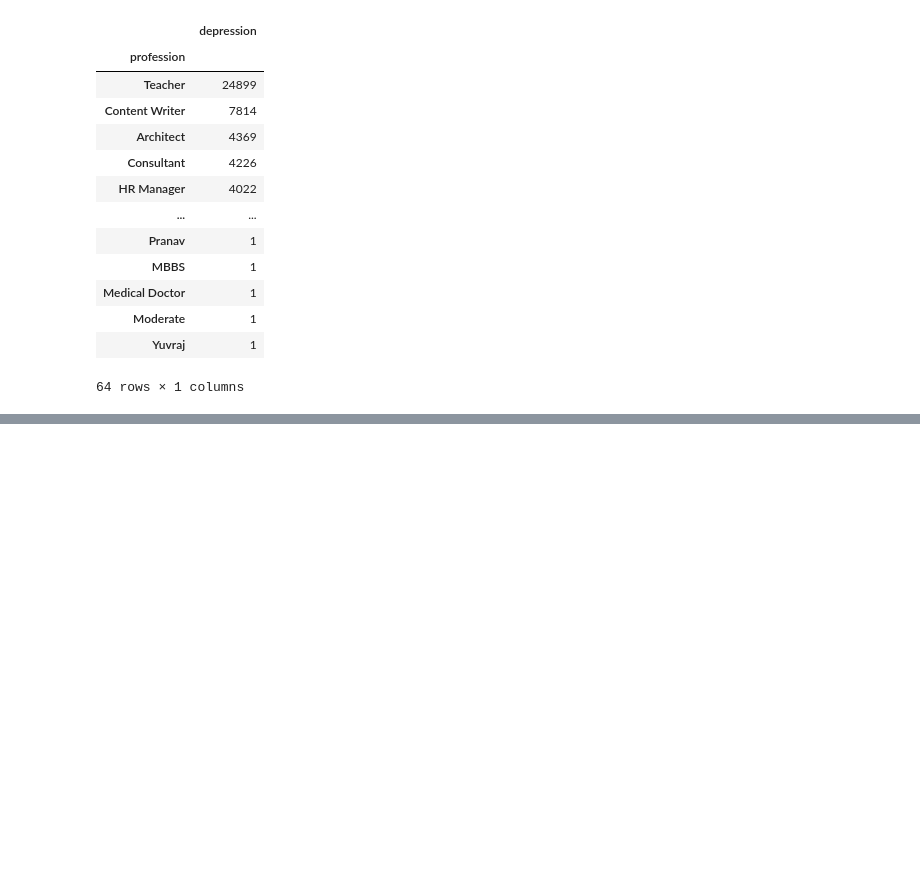
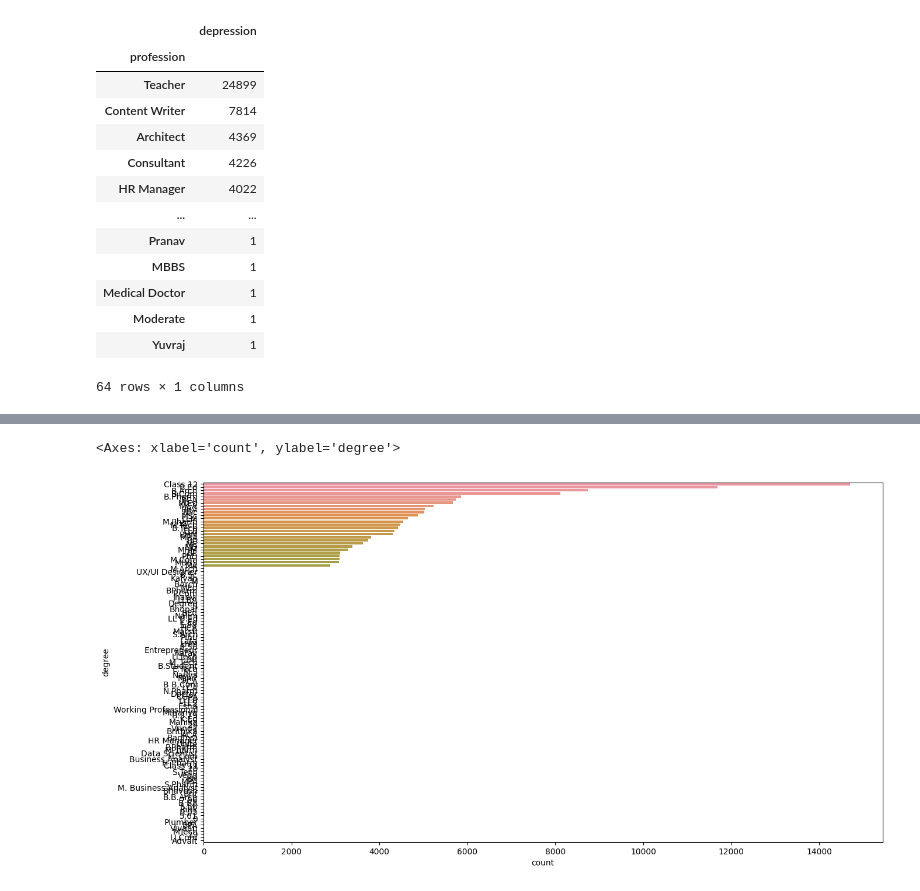
Before and after one commit to sampontiroli/projects, a Jupyter notebook: exploring-mental-health-eda.ipynb, the cells around one changed output, grey strips where cells are left out. Saved outputs shown, nothing was run; the diff lists cells and outputs as text; code cells hidden in the pictures; blank space fills up the shorter version.

```diff
--- a/exploring-mental-health-eda.ipynb
+++ b/exploring-mental-health-eda.ipynb
@@ -380,0 +388,8 @@ AttributeError: Rectangle.set() got an unexpected keyword argument 'stat'
+# %%
+sns.countplot(data = df,
+              y = 'degree',
+              # stat = 'percent',
+              order = df['degree'].value_counts().index)
+# %% [output]
+<Axes: xlabel='count', ylabel='degree'>
+[figure, added]
```
Also changed, not shown: parts of 3 cells of this notebook.
